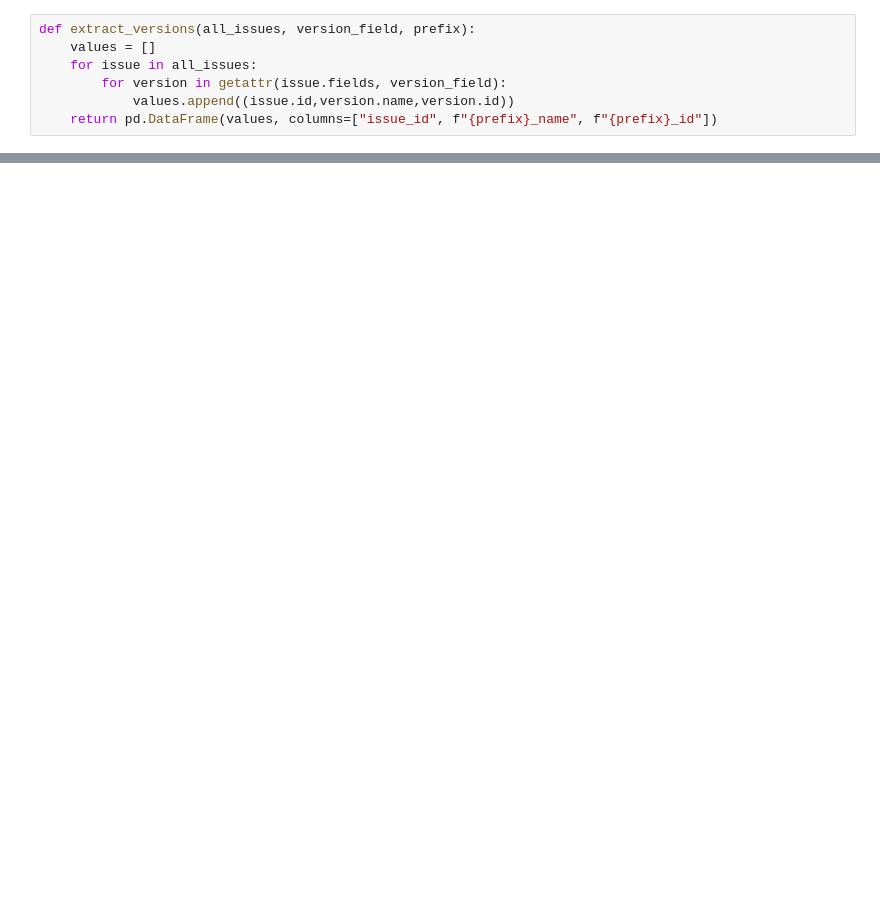
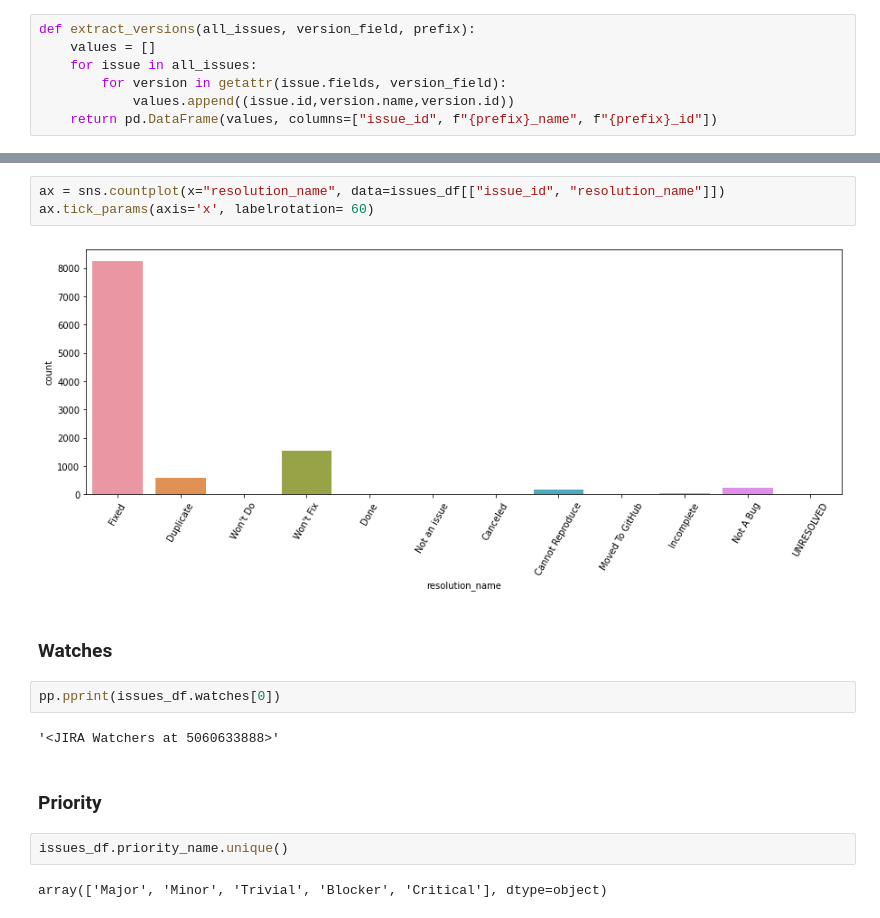
Before and after one commit to IncioMan/Continuous-Integration-metrics-for-post-release-bugs-prediction, a Jupyter notebook: Jira_issue_retriever.ipynb, the cells around one changed output, grey strips where cells are left out. Cells and saved outputs as stored; diff of their text form; blank space fills up the shorter version.

```diff
--- a/Jira_issue_retriever.ipynb
+++ b/Jira_issue_retriever.ipynb
@@ -234,0 +337,17 @@ pp.pprint(list(issues[0].fields.__dict__.keys()))
+# %%
+ax = sns.countplot(x="resolution_name", data=issues_df[["issue_id", "resolution_name"]])
+ax.tick_params(axis='x', labelrotation= 60)
+# %% [output]
+[figure, added]
+# %% [markdown]
+### Watches
+# %%
+pp.pprint(issues_df.watches[0])
+# %% [output]
+'<JIRA Watchers at 5060633888>'
+# %% [markdown]
+### Priority
+# %%
+issues_df.priority_name.unique()
+# %% [output]
+array(['Major', 'Minor', 'Trivial', 'Blocker', 'Critical'], dtype=object)
```
Also changed, not shown: parts of 35 cells of this notebook, 3 other files.
